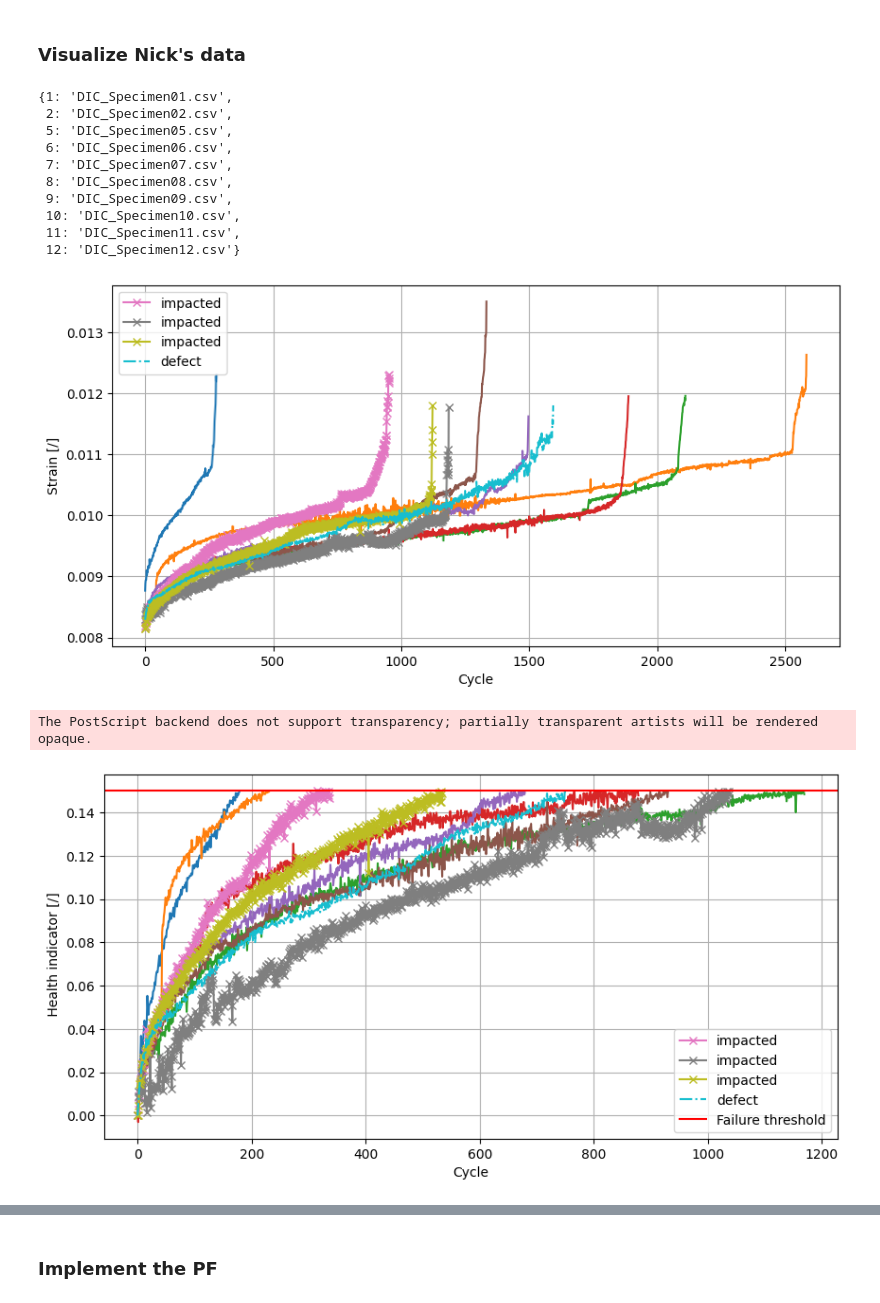
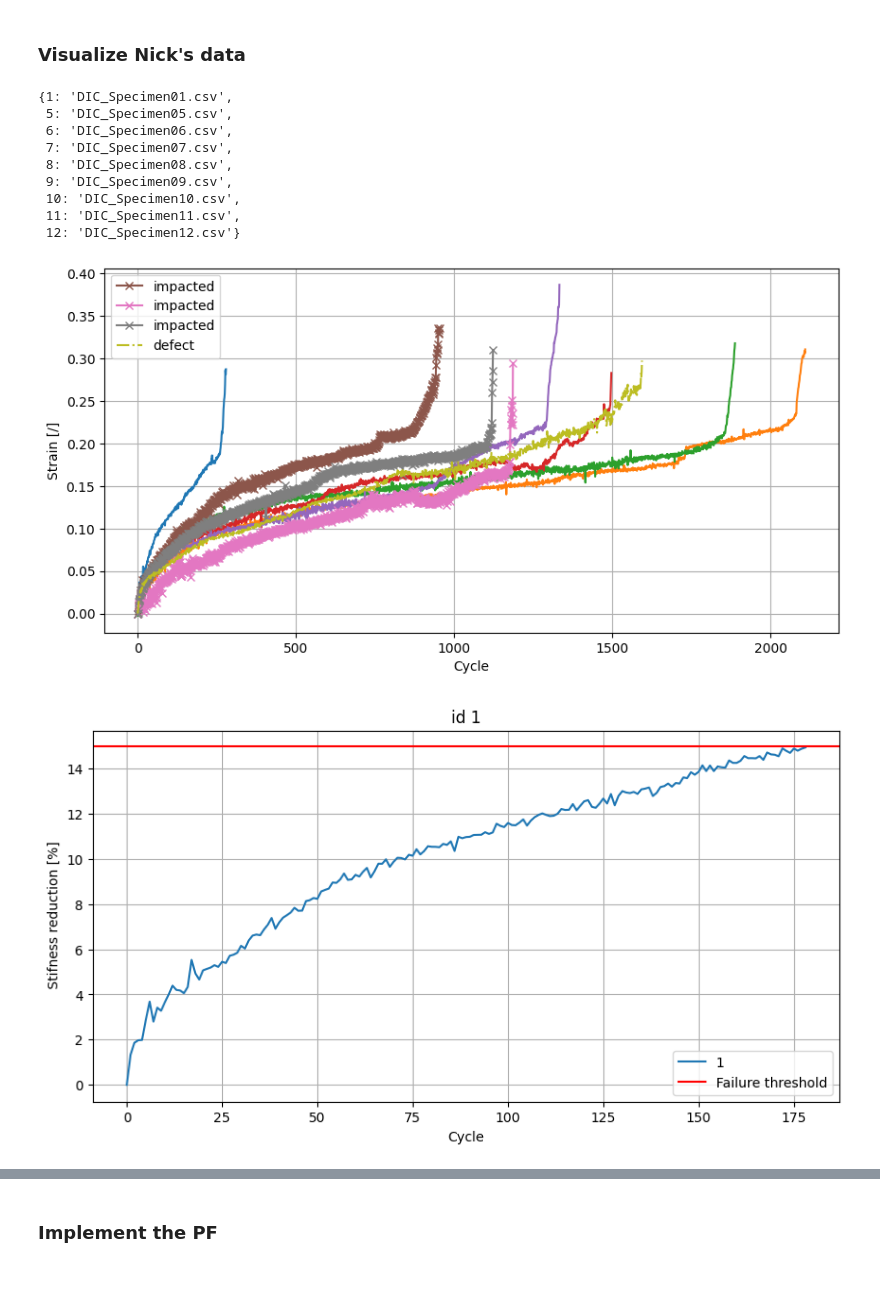
Before and after one commit to bbrisch/adaptive_bayesian_filter_prognostics, a Jupyter notebook: visulizations.ipynb, the cells around one changed output, grey strips where cells are left out. Cells and saved outputs as stored; diff of their text form; code cells hidden in the pictures.

```diff
--- a/visulizations.ipynb
+++ b/visulizations.ipynb
@@ -10,11 +10,10 @@ from  scipy.optimize import curve_fit
 # %% [markdown]
 ### Visualize Nick's data
 # %%
-dataloader = Dataloader('data_NE', 'none')
+dataloader = Dataloader(os.path.join('data_NE'), 'stiffness_red')
 dataloader.data_folder
 # %% [output]
 {1: 'DIC_Specimen01.csv',
- 2: 'DIC_Specimen02.csv',
  5: 'DIC_Specimen05.csv',
  6: 'DIC_Specimen06.csv',
  7: 'DIC_Specimen07.csv',
@@ -34,39 +33,40 @@ plt.grid()
 
 for f in dataloader.data_folder.keys():
     if f in [9,11,10]:
-        plt.plot(dataloader.load_id(f),'-x', label = 'impacted')
+        plt.plot(dataloader.load_id(f)[0],'-x', label = 'impacted')
     elif f == 12:
-        plt.plot(dataloader.load_id(f),'-.', label = 'defect')
+        plt.plot(dataloader.load_id(f)[0],'-.', label = 'defect')
     else:
-        plt.plot(dataloader.load_id(f))
+        plt.plot(dataloader.load_id(f)[0])
 plt.legend()
 plt.show()
 # %% [output]
-[figure, old version]
+[figure, new version]
 # %%
 dataloader.thresh = 0.15
 dataloader.hi = 'stiffness_red'
 
-plt.figure(figsize=(10,5))
 # plt.title('Axial strain change DIC data')
-plt.xlabel('Cycle')
-plt.ylabel(' Health indicator [/]')
-plt.grid()
+for f in dataloader.data_folder.keys():
+    plt.figure(figsize=(10,5))
+    plt.title(f'id {f}')
+    plt.xlabel('Cycle')
+    plt.ylabel(' Stifness reduction [%]')
+    plt.grid()
 
-for f in dataloader.data_folder.keys():
     if f in [9,11,10]:
-        plt.plot(dataloader.load_id(f),'-x', label = 'impacted')
+        plt.plot(dataloader.load_id(f)[0]*100,'-x', label = 'impacted')
     elif f == 12:
-        plt.plot(dataloader.load_id(f),'-.', label = 'defect')
+        plt.plot(dataloader.load_id(f)[0]*100,'-.', label = 'defect')
     else:
-        plt.plot(dataloader.load_id(f))
+        plt.plot(dataloader.load_id(f)[0]*100, label = f)
 
-plt.axhline(dataloader.thresh, color = 'r', label = 'Failure threshold')
+    plt.axhline(dataloader.thresh*100, color = 'r', label = 'Failure threshold')
 
-plt.legend()
-plt.savefig('HI_data.eps')
-plt.show()
+    plt.legend()
+    # plt.savefig('HI_data.eps')
+    plt.show()
+    break
 # %% [output]
-The PostScript backend does not support transparency; partially transparent artists will be rendered opaque.
-[figure, old version]
+[figure, new version]
 # %%
```
Also changed, not shown: parts of 13 cells of this notebook, 17 other files.
